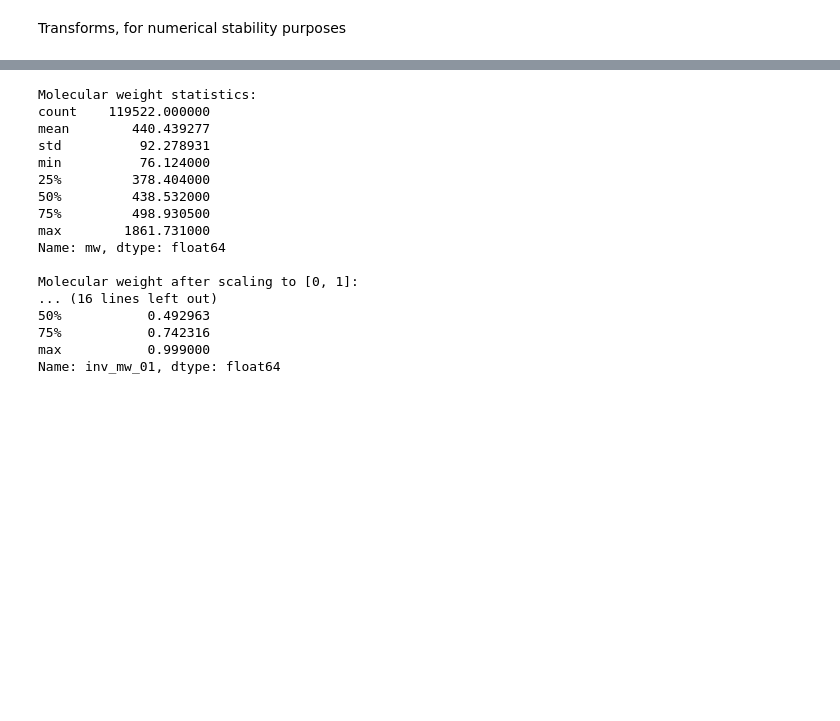
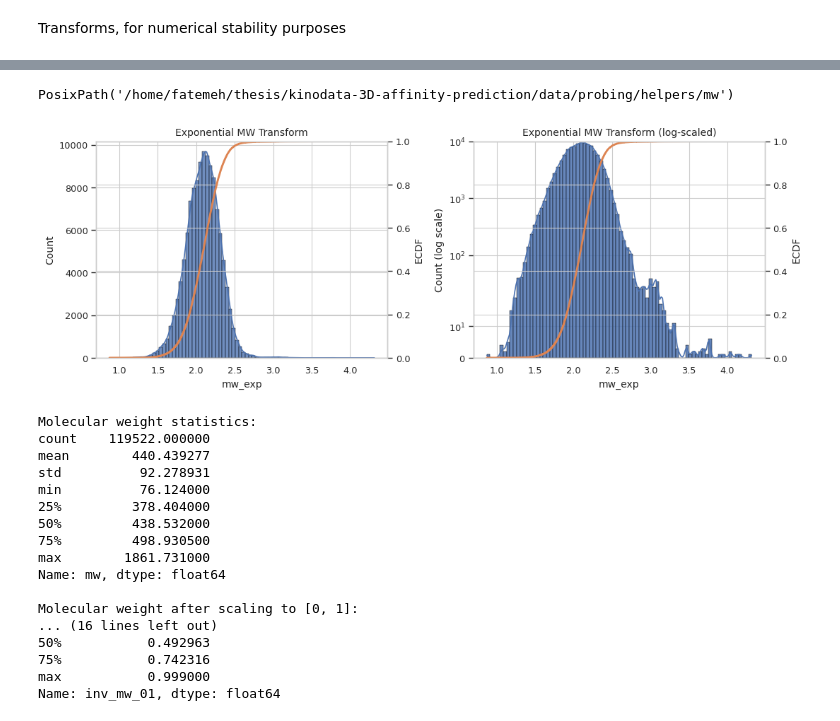
Before and after one commit to fatemeh-moghaddam/kinodata-3D-affinity-prediction, a Jupyter notebook: prob/interactions/mw.ipynb, the cells around one changed output, grey strips where cells are left out. Cells and saved outputs as stored; diff of their text form; code cells hidden in the pictures; blank space fills up the shorter version.

Commit message:
exponential transformation

```diff
--- a/prob/interactions/mw.ipynb
+++ b/prob/interactions/mw.ipynb
@@ -66 +89,12 @@ def _no_zeros(df, col, eps=1e-3) -> pd.DataFrame:
+# %%
+save_dir = get_data_dir() / "helpers"/ "mw"
+save_dir
+# %% [output]
+PosixPath('/home/fatemeh/thesis/kinodata-3D-affinity-prediction/data/probing/helpers/mw')
+# %%
+scale = 0.1
+mws["mw_exp"] = mws["mw"].apply(lambda y: scale * np.sqrt(y))
+plot_dist_with_log(mws, col="mw_exp", title="Exponential MW Transform", kde=True, show_ecdf=True, save_path=save_dir / "mw_exp_dist.png")
+# %% [output]
+[figure, added]
 # %%
```
Also changed, not shown: parts of 7 cells of this notebook.
